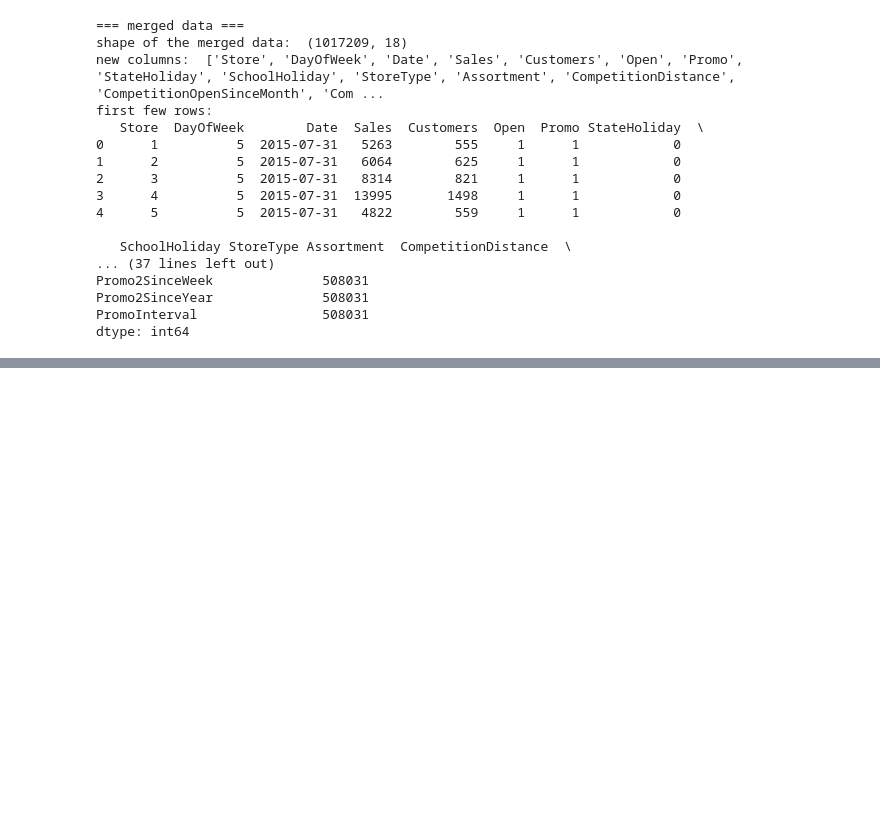
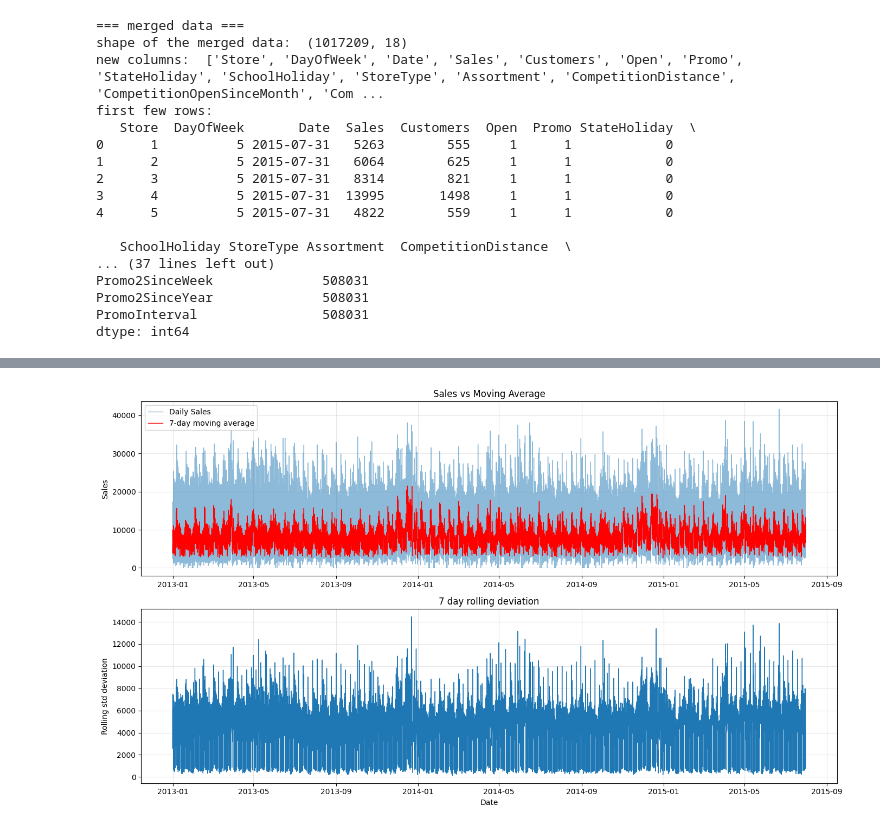
Before and after one commit to Dereger325/sales-forecasting, a Jupyter notebook: sales_forecasting.ipynb, the cells around one changed output, grey strips where cells are left out. Drawn from its saved outputs; the diff is of its cells as text; code cells hidden in the pictures; blank space fills up the shorter version.

```diff
--- a/sales_forecasting.ipynb
+++ b/sales_forecasting.ipynb
@@ -188,0 +326,10 @@ plt.show()
+# %%
+def create_lag_features(df,lags = [1,2,3,7,14]):
+    df = df.copy()
+    for lag in lags:
+        df[f'Sales_lag{lag}'] = df['Sales'].shift(lag)
+    return df
+store_1_features = create_lag_features(store_1_open.reset_index(),lags = [1,7,14,21,28])
+print('Lag Features')
+#print(store_1_features.columns.tolist())
+print(store_1_features[['Date','Store','Sales_lag1','Sales_lag7','Sales_lag14','Sales_lag21','Sales_lag28']].head(30))
@@ -188,0 +368,5 @@ plt.show()
+# %%
+store_1_features['Sales_RollingMean7'] = store_1_features['Sales'].rolling(window=7).mean()
+store_1_features['Sales_RollingStd7']  = store_1_features['Sales'].rolling(window=7).std()
+print('Rolling Statistics')
+print(store_1_features[['Date','Store','Sales_RollingMean7','Sales_RollingStd7']].head(15))
@@ -188,0 +391,24 @@ plt.show()
+# %%
+fig,axes = plt.subplots(2,1,figsize = (14,8))
+
+
+# Sales vs 7-day moving average
+axes[0].plot(store_1_features['Date'],store_1_features['Sales'],linewidth = 1,alpha = 0.5,label = 'Daily Sales')
+axes[0].plot(store_1_features['Date'],store_1_features['Sales_RollingMean7'],linewidth = 1, color = 'red',label = '7-day moving average')
+axes[0].set_ylabel('Sales')
+axes[0].set_title('Sales vs Moving Average')
+axes[0].legend()
+axes[0].grid(alpha = 0.3)
+
+
+# Rolling standard deviation
+axes[1].plot(store_1_features['Date'],store_1_features['Sales_RollingStd7'],linewidth = 1)
+axes[1].set_ylabel('Rolling std deviation')
+axes[1].set_xlabel('Date')
+axes[1].set_title('7 day rolling deviation')
+axes[1].grid(alpha = 0.3)
+
+plt.tight_layout()
+plt.show()
+# %% [output]
+[figure, added]
```
Also changed, not shown: parts of 12 cells of this notebook, 2 other files.
